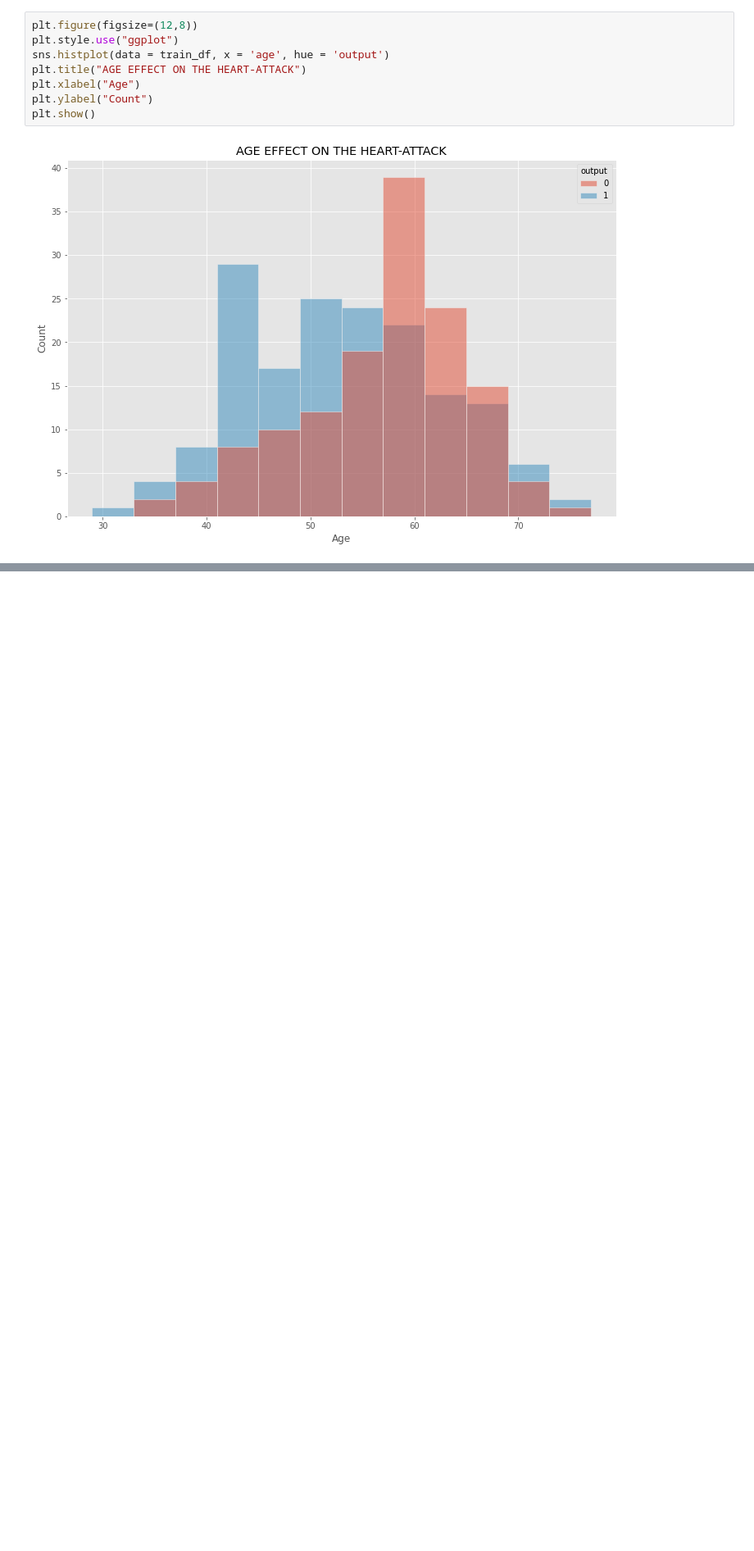
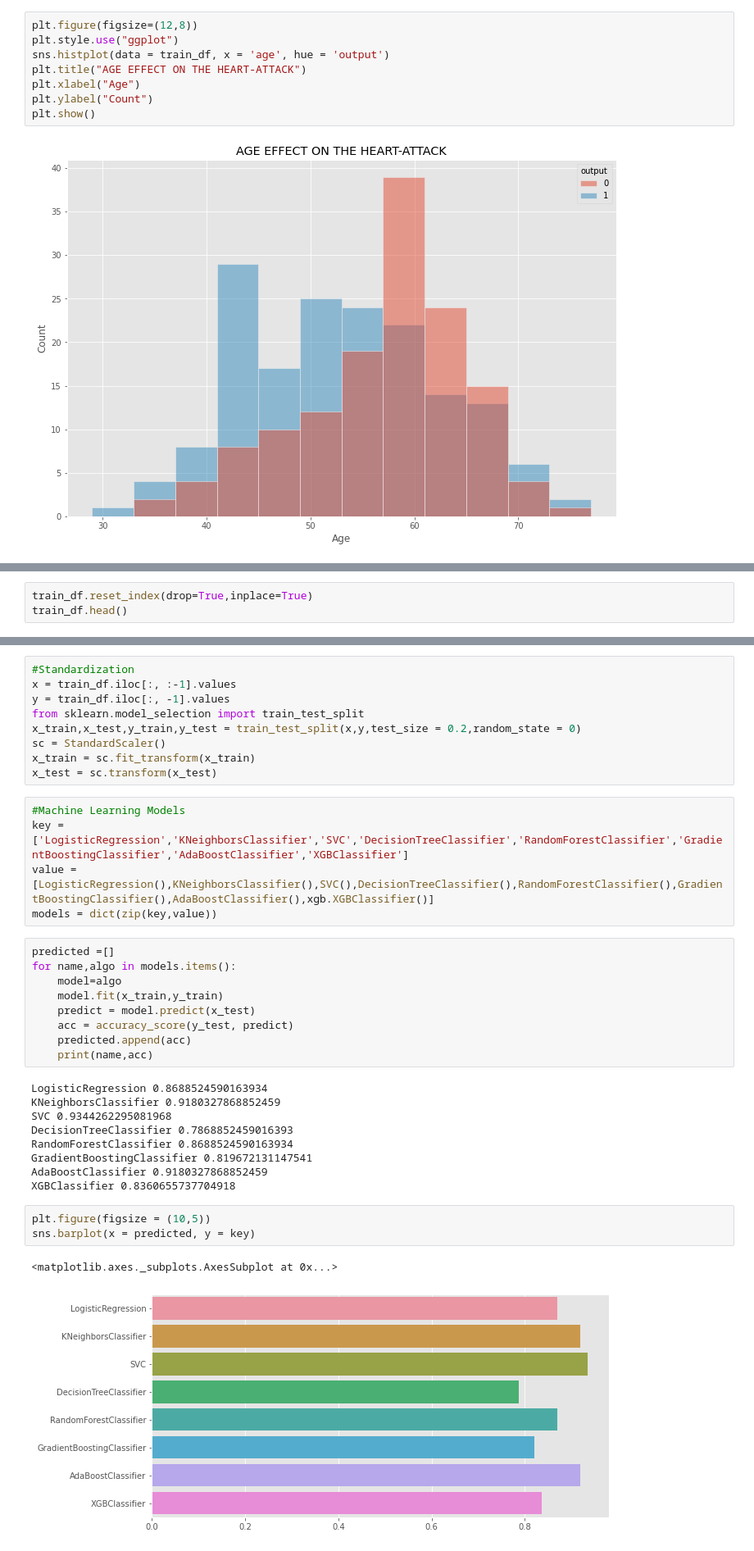
Before and after one commit to siddharthshenoy/heart, a Jupyter notebook: heartAttackPrediction.ipynb, the cells around one changed output, grey strips where cells are left out. Shown at 82% size. Cells and saved outputs as stored; diff of their text form; blank space fills up the shorter version.

```diff
--- a/heartAttackPrediction.ipynb
+++ b/heartAttackPrediction.ipynb
@@ -142,0 +161,3 @@ plt.show()
+# %%
+train_df.reset_index(drop=True,inplace=True)
+train_df.head()
@@ -142,0 +171,38 @@ plt.show()
+# %%
+#Standardization
+x = train_df.iloc[:, :-1].values
+y = train_df.iloc[:, -1].values
+from sklearn.model_selection import train_test_split
+x_train,x_test,y_train,y_test = train_test_split(x,y,test_size = 0.2,random_state = 0)
+sc = StandardScaler()
+x_train = sc.fit_transform(x_train)
+x_test = sc.transform(x_test)
+# %%
+#Machine Learning Models
+key = ['LogisticRegression','KNeighborsClassifier','SVC','DecisionTreeClassifier','RandomForestClassifier','GradientBoostingClassifier','AdaBoostClassifier','XGBClassifier']
+value = [LogisticRegression(),KNeighborsClassifier(),SVC(),DecisionTreeClassifier(),RandomForestClassifier(),GradientBoostingClassifier(),AdaBoostClassifier(),xgb.XGBClassifier()]
+models = dict(zip(key,value))
+# %%
+predicted =[]
+for name,algo in models.items():
+    model=algo
+    model.fit(x_train,y_train)
+    predict = model.predict(x_test)
+    acc = accuracy_score(y_test, predict)
+    predicted.append(acc)
+    print(name,acc)
+# %% [output]
+LogisticRegression 0.8688524590163934
+KNeighborsClassifier 0.9180327868852459
+SVC 0.9344262295081968
+DecisionTreeClassifier 0.7868852459016393
+RandomForestClassifier 0.8688524590163934
+GradientBoostingClassifier 0.819672131147541
+AdaBoostClassifier 0.9180327868852459
+XGBClassifier 0.8360655737704918
+# %%
+plt.figure(figsize = (10,5))
+sns.barplot(x = predicted, y = key)
+# %% [output]
+<matplotlib.axes._subplots.AxesSubplot at 0x...>
+[figure, added]
```
Also changed, not shown: parts of 3 cells of this notebook.
